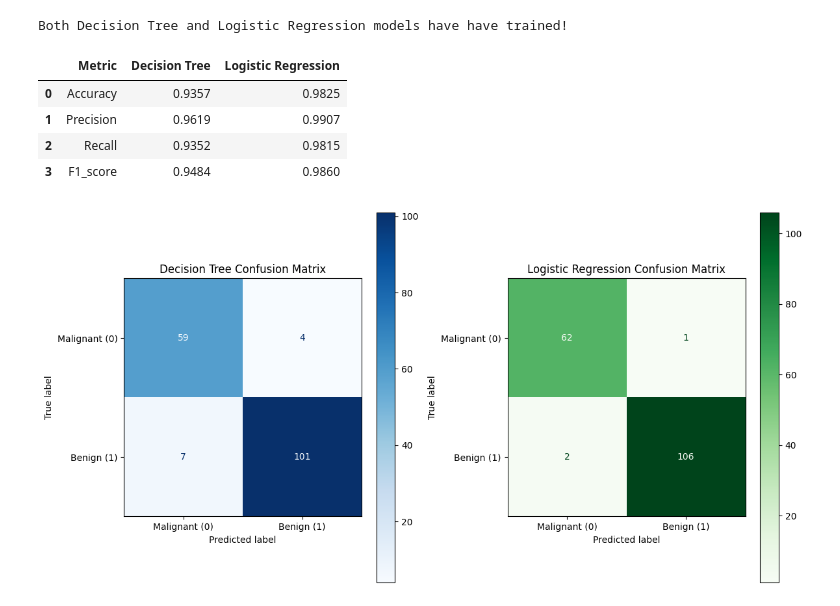
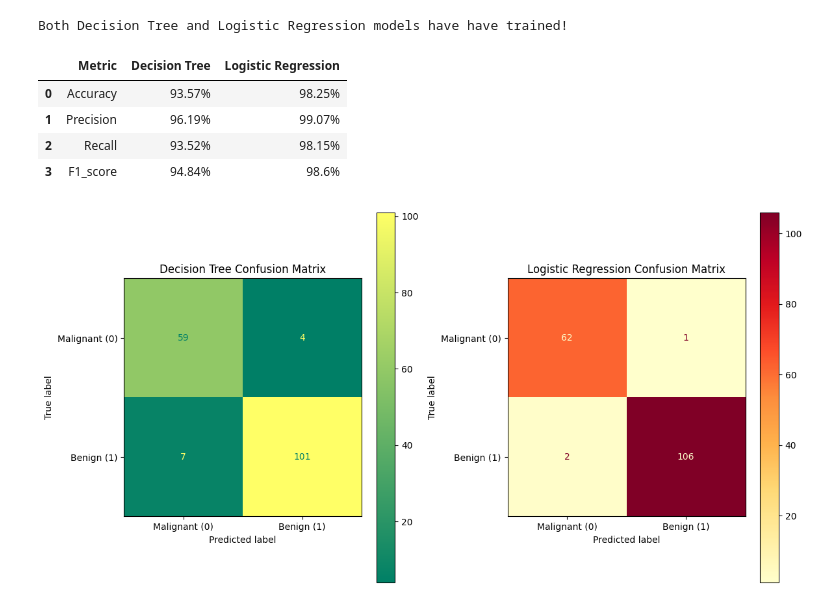
Before and after one commit to prateekP1906/AML-LAB, a Jupyter notebook: AML_Lab4.ipynb, the cells around one changed output. Saved outputs shown, nothing was run; the diff lists cells and outputs as text; code cells hidden in the pictures.

```diff
--- a/AML_Lab4.ipynb
+++ b/AML_Lab4.ipynb
@@ -56,64 +56,66 @@ print("Both Decision Tree and Logistic Regression models have have trained!")
 # %% [output]
 Both Decision Tree and Logistic Regression models have have trained!
 # %%
-from sklearn.metrics import accuracy_score, precision_score, recall_score, f1_score
-import pandas as pd
+from sklearn.metrics import accuracy_score, precision_score, recall_score, f1_score #import the evaluation metrics
+import pandas as pd #pandas for table format
 
-dt_predictions = dt_model.predict(X_test_scaled)
-lr_predictions = lr_model.predict(X_test_scaled)
+dt_predictions = dt_model.predict(X_test_scaled) #trained DTM predict the test set diagnosis
+lr_predictions = lr_model.predict(X_test_scaled) #trained LRM predict the test set diagnosis
 
-dc_acc = accuracy_score(Y_test, dt_predictions)
-dc_prec = precision_score(Y_test, dt_predictions)
-dc_rec = recall_score(Y_test, dt_predictions)
-dc_f1 = f1_score(Y_test, dt_predictions)
+dc_acc = accuracy_score(Y_test, dt_predictions) #Calculate the acc of DTM
+dc_prec = precision_score(Y_test, dt_predictions) #Calculate the precision of DTM
+dc_rec = recall_score(Y_test, dt_predictions) #Calculate the recall score of DTM
+dc_f1 = f1_score(Y_test, dt_predictions) #Calculate the f1 score of DTM
 
-lr_acc = accuracy_score(Y_test, lr_predictions)
-lr_prec = precision_score(Y_test, lr_predictions)
-lr_rec = recall_score(Y_test, lr_predictions)
-lr_f1 = f1_score(Y_test, lr_predictions)
+lr_acc = accuracy_score(Y_test, lr_predictions) #Calculate the acc of LRM
+lr_prec = precision_score(Y_test, lr_predictions) #Calculate the precision of LRM
+lr_rec = recall_score(Y_test, lr_predictions) #Calculate the recall score of LRM
+lr_f1 = f1_score(Y_test, lr_predictions) #Calculate the f1 score of LRM
 
-results_table = pd.DataFrame({
+results_table = pd.DataFrame({ #Dataframe table combining the metrics of both models
     "Metric" : ["Accuracy", "Precision", "Recall", "F1_score"],
-    "Decision Tree" : [dc_acc, dc_prec, dc_rec, dc_f1],
-    "Logistic Regression" : [lr_acc, lr_prec, lr_rec, lr_f1]
+    "Decision Tree" : [dc_acc * 100, dc_prec * 100, dc_rec * 100, dc_f1 * 100],
+    "Logistic Regression" : [lr_acc * 100, lr_prec * 100, lr_rec * 100, lr_f1 * 100]
 })
 
-results_table = results_table.round(4)
+results_table = results_table.round(2) #Round every decimal value to 2
+results_table["Decision Tree"] = results_table["Decision Tree"].astype(str) + '%' #adding the percentage sign to every predicted value of DTM
+results_table["Logistic Regression"] = results_table["Logistic Regression"].astype(str) + '%' #adding the percentage sign to every predicted value of LRM
 
-display(results_table)
+display(results_table) #displaying the table
 # %% [output]
 |  | Metric | Decision Tree | Logistic Regression |
-| 0 | Accuracy | 0.9357 | 0.9825 |
-| 1 | Precision | 0.9619 | 0.9907 |
-| 2 | Recall | 0.9352 | 0.9815 |
-| 3 | F1_score | 0.9484 | 0.9860 |
+| 0 | Accuracy | 93.57% | 98.25% |
+| 1 | Precision | 96.19% | 99.07% |
+| 2 | Recall | 93.52% | 98.15% |
+| 3 | F1_score | 94.84% | 98.6% |
 # %%
-import matplotlib.pyplot as plt
-from sklearn.metrics import ConfusionMatrixDisplay
+import matplotlib.pyplot as plt #import matplotlib for configuring and drawing graphs
+from sklearn.metrics import ConfusionMatrixDisplay #import the tools for plotting confsusion matrices
 
-fig, axes = plt.subplots(1, 2, figsize=(12, 6))
+fig, axes = plt.subplots(1, 2, figsize=(12, 6)) #create a figure 1 row and 2 subplots of size 12x6
 
-ConfusionMatrixDisplay.from_predictions(
+ConfusionMatrixDisplay.from_predictions( #subplots (axes[0]) with summer shading
     Y_test,
     dt_predictions,
     display_labels=["Malignant (0)", "Benign (1)"],
-    cmap="Blues",
+    cmap="summer",
     ax = axes[0]
 )
 
-axes[0].set_title("Decision Tree Confusion Matrix")
+axes[0].set_title("Decision Tree Confusion Matrix") # header title above the left side matrix
 
-ConfusionMatrixDisplay.from_predictions(
+ConfusionMatrixDisplay.from_predictions( #subplots (axes[1]) with summer shading
     Y_test,
     lr_predictions,
     display_labels=["Malignant (0)", "Benign (1)"],
-    cmap="Greens",
+    cmap="YlOrRd",
     ax = axes[1]
 )
 
-axes[1].set_title("Logistic Regression Confusion Matrix")
+axes[1].set_title("Logistic Regression Confusion Matrix") # header title above the left side matrix
 
 plt.tight_layout()
-plt.show()
+plt.show() #output and display
 # %% [output]
-[figure, old version]
+[figure, new version]
```
Also changed, not shown: parts of 5 cells of this notebook.
